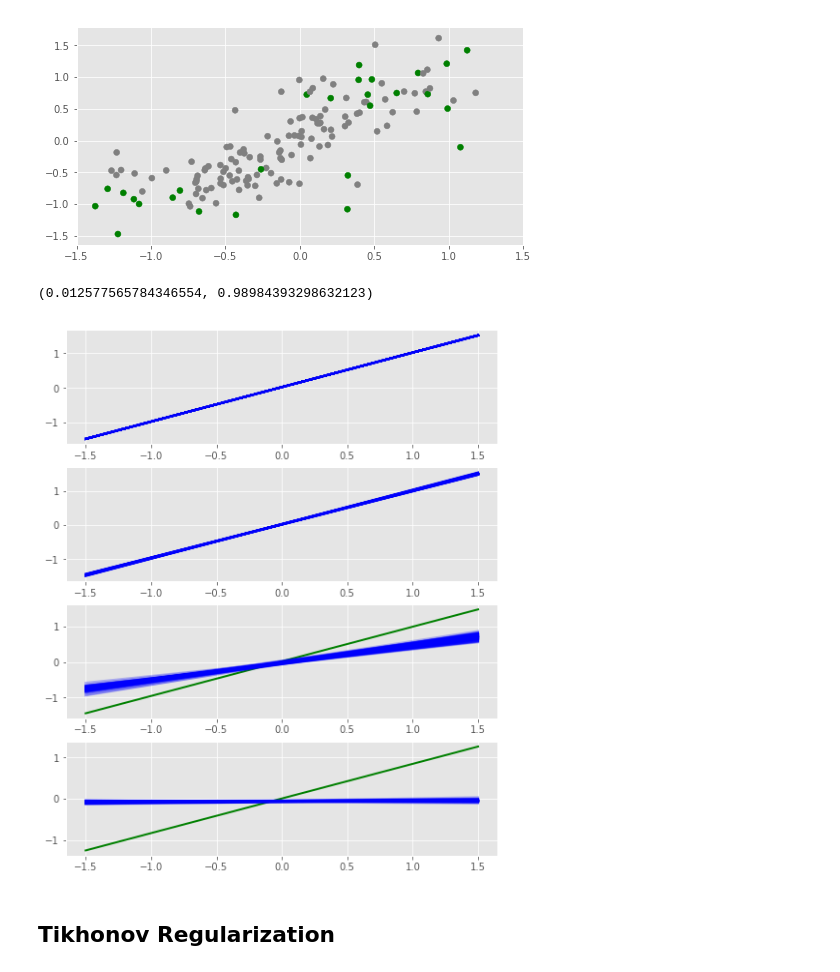
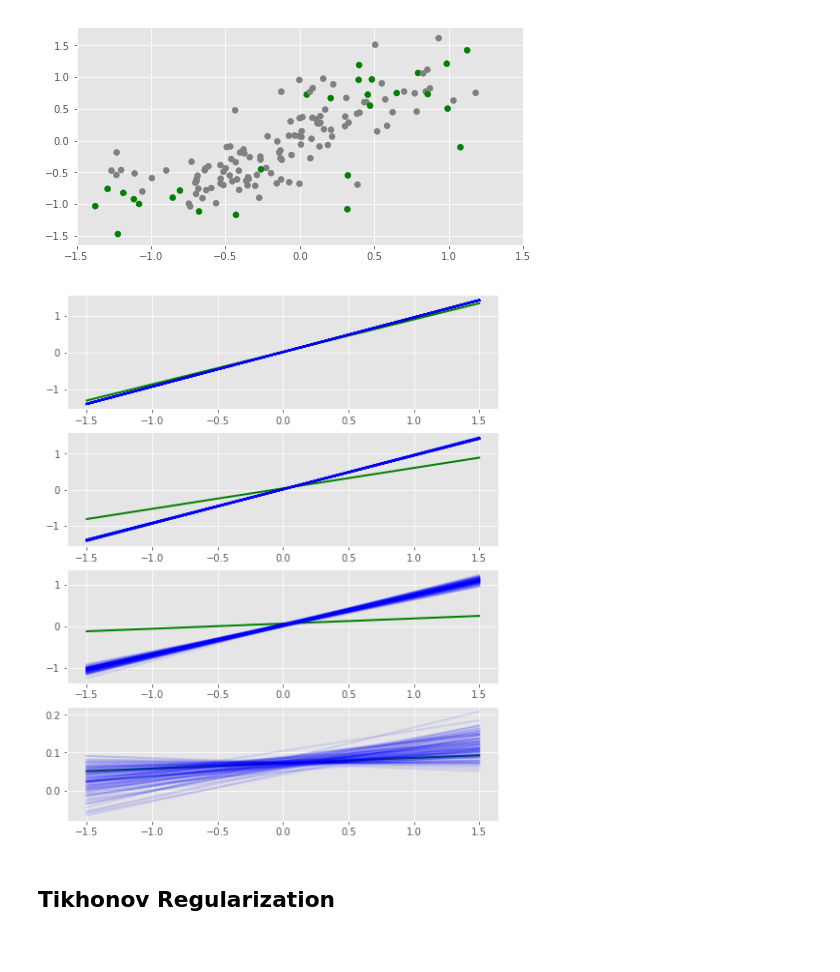
Before and after one commit to madrury/ridge-regression-and-noisy-predictors, a Jupyter notebook: ridge-regression-and-noisy-predictors.ipynb, the cells around one changed output. Cells and saved outputs as stored; diff of their text form; code cells hidden in the pictures.

```diff
--- a/ridge-regression-and-noisy-predictors.ipynb
+++ b/ridge-regression-and-noisy-predictors.ipynb
@@ -45,14 +78,17 @@ ax.scatter(x, y, color="grey")
 # %%
-def plot_line(ax, m, b, x_lim=(-1.5, 1.5), **kwargs):
+def plot_ridge_predictions(ax, ridge, x_lim=(-1.5, 1.5), **kwargs):
     t = np.linspace(x_lim[0], x_lim[1], num=100)
-    y = m*t + b
-    ax.plot(t, y, **kwargs)
+    #X = np.empty(shape=(len(t), 2))
+    #X[:, 0] = 1
+    #X[:, 1] = t.reshape(-1, 1)
+    y_hat = ridge.predict(t)
+    ax.plot(t, y_hat, **kwargs)
 # %%
 colors = plt.cm.winter(np.linspace(0, 1, 25))
 
 fig, ax = plt.subplots(figsize=(8, 4))
 ax.scatter(x, y, color="grey")
-for lam , color in zip(np.logspace(-3, 3, num=25), colors):
-    b, m = fit_ridge_regression(x, y, lam=lam)
-    plot_line(ax, m, b, color=color, alpha=0.5)
+for lam, color in zip(np.logspace(-3, 3, num=25), colors):
+    r = RidgeRegression(lam=lam).fit(x, y)
+    plot_ridge_predictions(ax, r, color=color, alpha=0.5)
 # %% [output]
@@ -94,25 +147,22 @@ ax.set_xlim(-1.5, 1.5)
 [figure]
 # %%
 def fit_preterbed_data_regression(x, y, sd=0.25):
-    x_rand = add_multiplicitive_random_noise(x, sd=sd)
-    b, m = fit_ridge_regression(x_rand, y, lam=0.0)
-    return b, m
+    sd_working = sd * np.std(x)
+    x_rand = add_multiplicitive_random_noise(x, sd=sd_working)
+    r = RidgeRegression(lam=0.0).fit(x_rand, y)
+    return r
-# %%
-fit_preterbed_data_regression(x, y, sd=0.1)
-# %% [output]
-(0.012577565784346554, 0.98984393298632123)
 # %%
 fig, axs = plt.subplots(4, 1, figsize=(8, 10))
 sds = [0.01, 0.1, 1.0, 10.0]
 
 for ax, sd in zip(axs, sds):
-    b_ridge, m_ridge = fit_ridge_regression(x, y, lam=sd)
-    plot_line(ax, m_ridge, b_ridge, color="green")
+    r = RidgeRegression(lam=1000*sd).fit(x, y)
+    plot_ridge_predictions(ax, r, color="green")
     for i in range(100):
-        b_rand, m_rand = fit_preterbed_data_regression(x, y, sd=sd)
-        plot_line(ax, m_rand, b_rand, color="blue", alpha=0.25)
+        r_preterbed = fit_preterbed_data_regression(x, y, sd=sd)
+        plot_ridge_predictions(ax, r_preterbed, color="blue", alpha=0.1)
 # %% [output]
-[figure, old version]
+[figure, new version]
 # %% [markdown]
 ## Tikhonov Regularization
 # %% [markdown]
```
Also changed, not shown: parts of 8 cells of this notebook.
